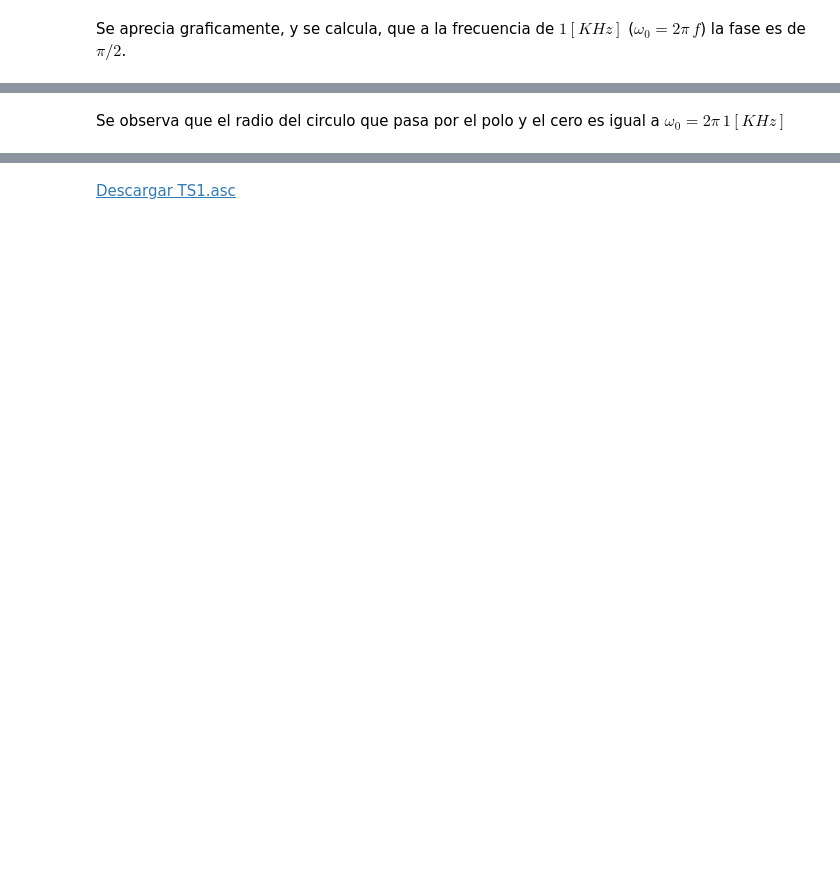
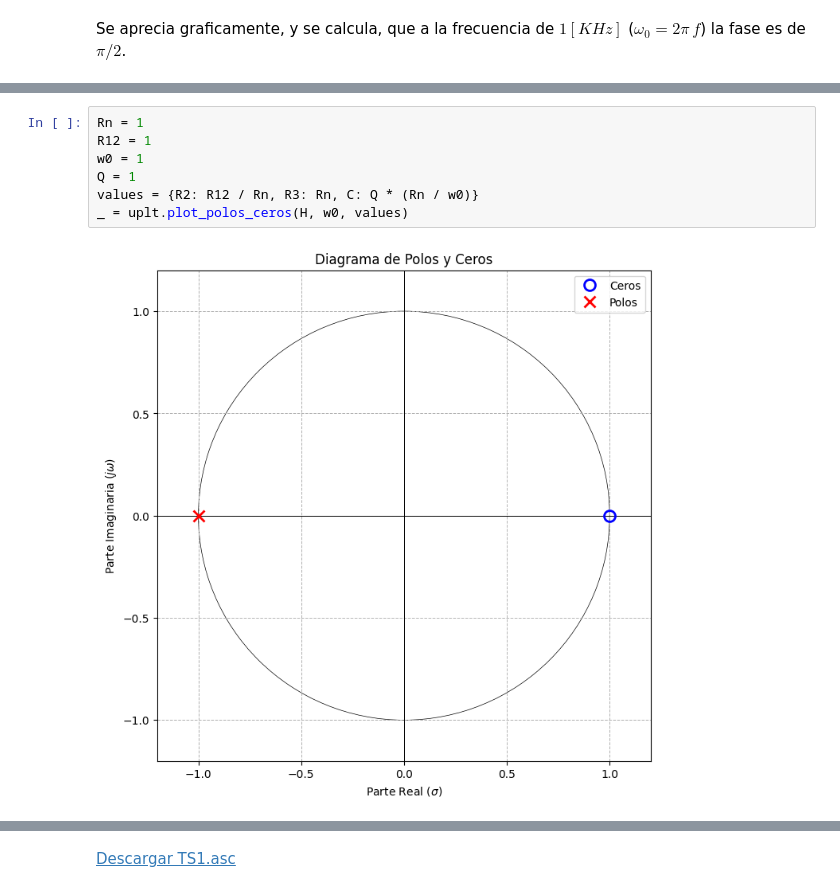
Before and after one commit to fborello-lambda/TC2-2025, a Jupyter notebook: TS1/TS1.ipynb, the cells around one changed output, grey strips where cells are left out. Saved outputs shown, nothing was run; the diff lists cells and outputs as text; blank space fills up the shorter version.

```diff
--- a/TS1/TS1.ipynb
+++ b/TS1/TS1.ipynb
@@ -282,5 +179,12 @@ plt.show()
-# %% [markdown]
-Se observa que el radio del circulo que pasa por el polo y el cero es igual a $\omega_0 = 2\pi \, 1[KHz]$
+# %%
+Rn = 1
+R12 = 1
+w0 = 1
+Q = 1
+values = {R2: R12 / Rn, R3: Rn, C: Q * (Rn / w0)}
+_ = uplt.plot_polos_ceros(H, w0, values)
+# %% [output]
+[figure, added]
 # %% [markdown]
 ### Simualación con LT Spice
 
```
Also changed, not shown: parts of 17 cells of this notebook, 4 other files.
